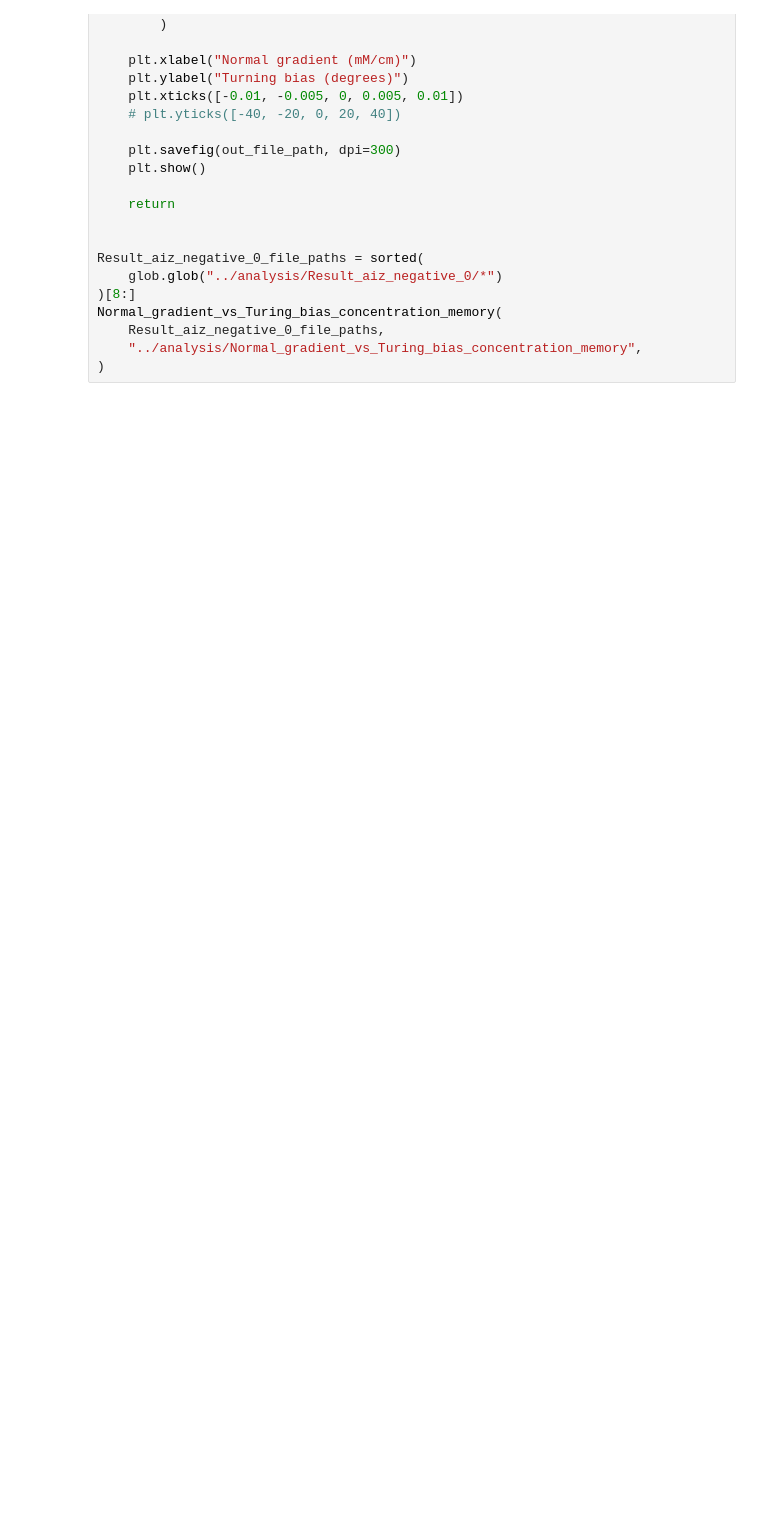
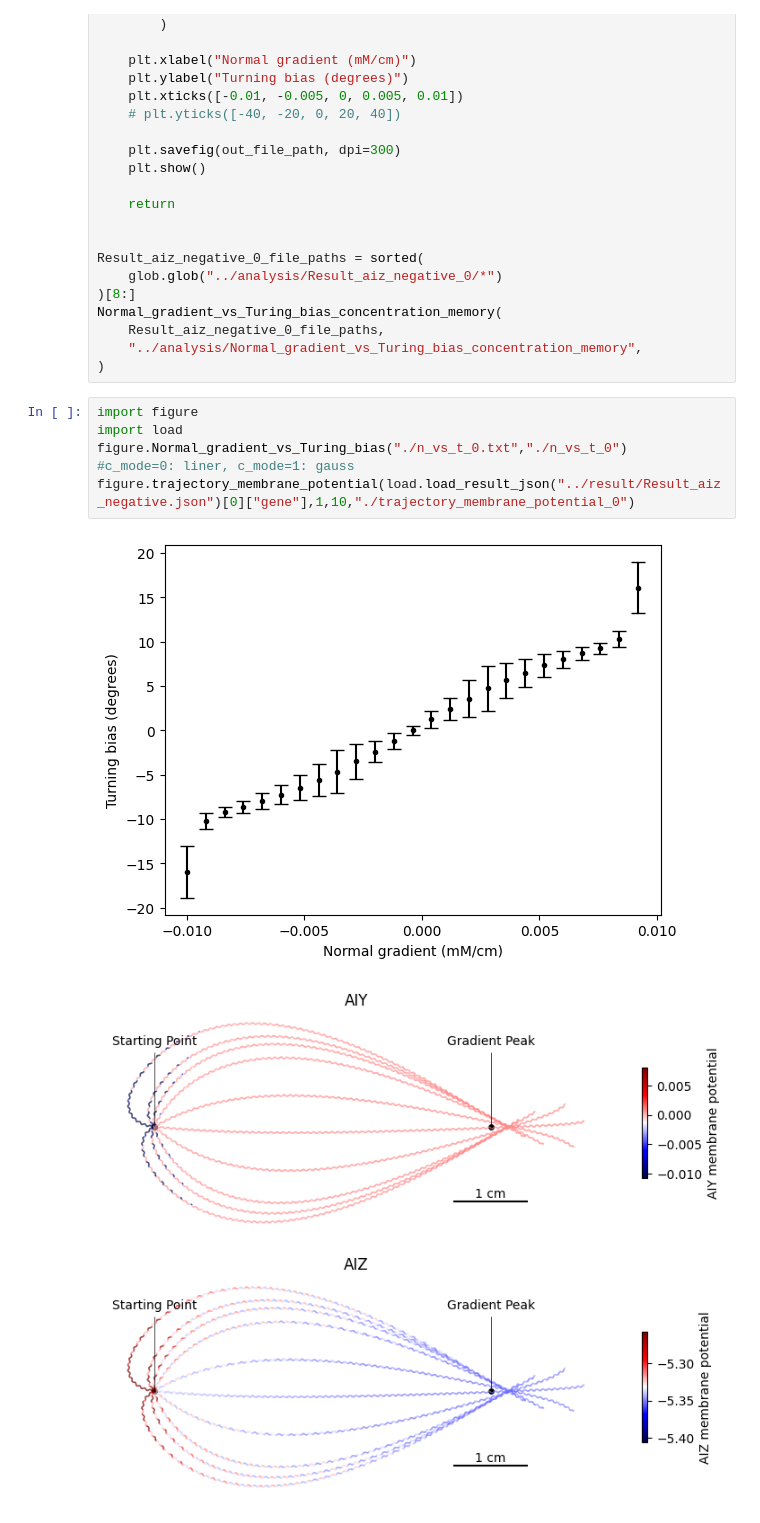
Before and after one commit to 118-Oganesson/C_elegans, a Jupyter notebook: python/main.ipynb, the cells around one changed output. Drawn from its saved outputs; the diff is of its cells as text; blank space fills up the shorter version.

```diff
--- a/python/main.ipynb
+++ b/python/main.ipynb
@@ -173,3 +156,12 @@ Normal_gradient_vs_Turing_bias_concentration_memory(
     Result_aiz_negative_0_file_paths,
     "../analysis/Normal_gradient_vs_Turing_bias_concentration_memory",
 )
+# %%
+import figure
+import load
+figure.Normal_gradient_vs_Turing_bias("./n_vs_t_0.txt","./n_vs_t_0")
+#c_mode=0: liner, c_mode=1: gauss
+figure.trajectory_membrane_potential(load.load_result_json("../result/Result_aiz_negative.json")[0]["gene"],1,10,"./trajectory_membrane_potential_0")
+# %% [output]
+[figure, added]
+[figure, added]
```
Also changed, not shown: parts of 1 cell of this notebook.
